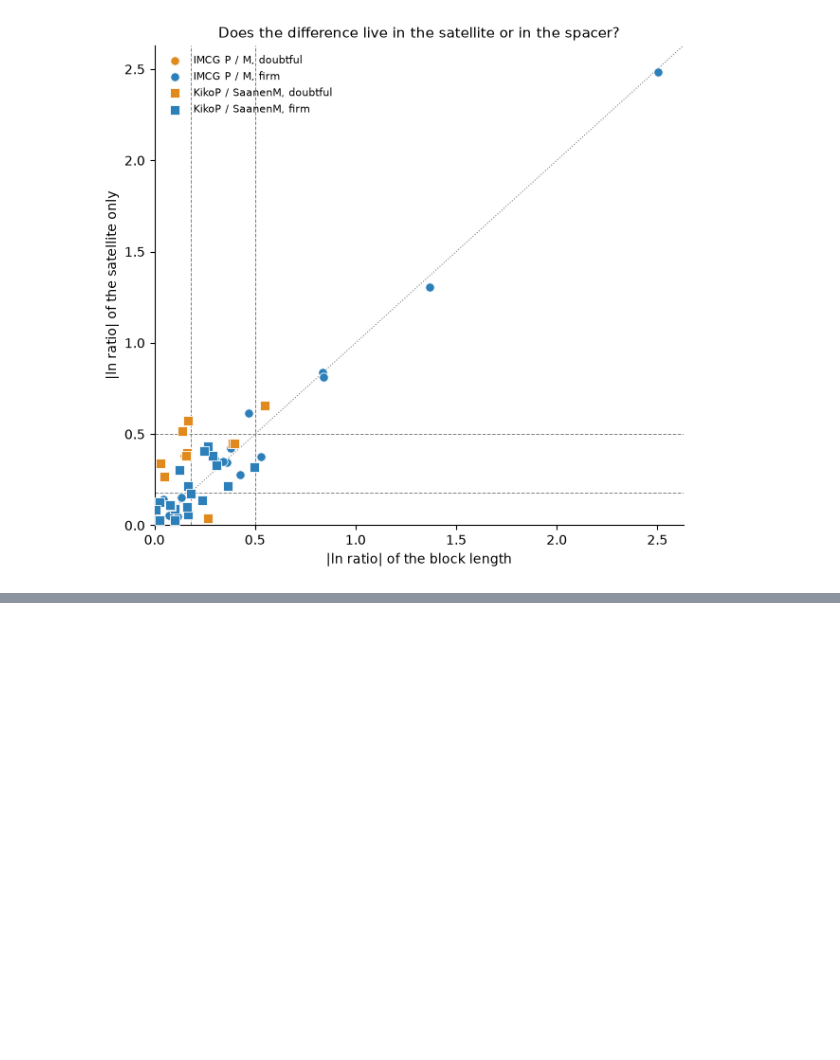
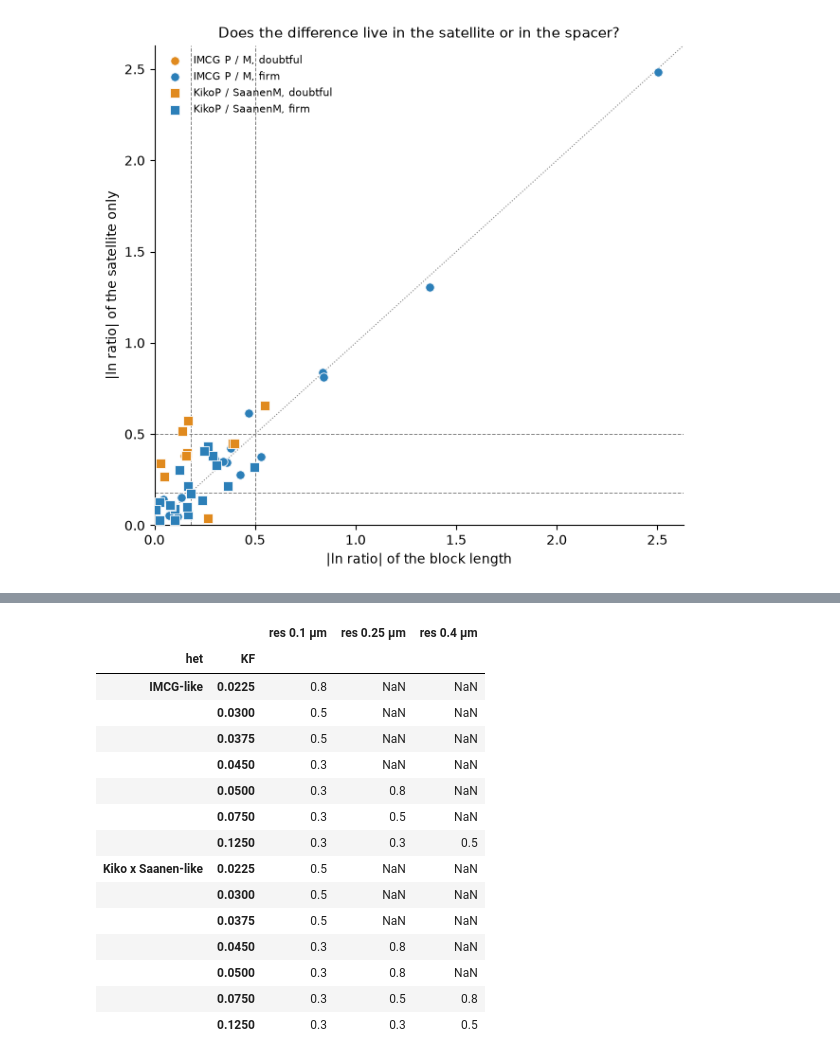
Before and after one commit to tiagoherrador/capra-hircus-karyotype-sim, a Jupyter notebook: notebooks/01_karyotype_and_simulation.ipynb, the cells around one changed output, grey strips where cells are left out. Cells and saved outputs as stored; diff of their text form; code cells hidden in the pictures; blank space fills up the shorter version.

```diff
--- a/notebooks/01_karyotype_and_simulation.ipynb
+++ b/notebooks/01_karyotype_and_simulation.ipynb
@@ -371,0 +569,31 @@ To do: reuse the earlier simulator with the rebuilt ground truth; vary K, F, opt
+# %%
+def min_detectable(row, thr=0.8):
+    # lowest bin from which power stays at or above thr in every bin above it (bins without true pairs are skipped)
+    v = [(lo, row[f'power_{lo}-{hi}']) for lo, hi in zip(EDGES[:-1], EDGES[1:])]
+    for i in range(len(v)):
+        later = [p for _, p in v[i:] if not np.isnan(p)]
+        if later and all(p >= thr for p in later): return v[i][0]
+    return np.nan
+power['min_detectable_from'] = power.apply(min_detectable, axis=1)
+tab = (power[(power.error == 0.20) & (power.metaphases == 20)]
+       .pivot_table(index=['het', 'KF'], columns='res', values='min_detectable_from', aggfunc='mean'))
+tab.columns = [f'res {c} µm' for c in tab.columns]
+power.round(4).to_csv(OUT/'sim_power_by_true_difference.csv', index=False)
+tab
+# %% [output]
+|  |  | res 0.1 µm | res 0.25 µm | res 0.4 µm |
+| het | KF |  |  |  |
+| IMCG-like | 0.0225 | 0.8 | NaN | NaN |
+|  | 0.0300 | 0.5 | NaN | NaN |
+|  | 0.0375 | 0.5 | NaN | NaN |
+|  | 0.0450 | 0.3 | NaN | NaN |
+|  | 0.0500 | 0.3 | 0.8 | NaN |
+|  | 0.0750 | 0.3 | 0.5 | NaN |
+|  | 0.1250 | 0.3 | 0.3 | 0.5 |
+| Kiko x Saanen-like | 0.0225 | 0.5 | NaN | NaN |
+|  | 0.0300 | 0.5 | NaN | NaN |
+|  | 0.0375 | 0.5 | NaN | NaN |
+|  | 0.0450 | 0.3 | 0.8 | NaN |
+|  | 0.0500 | 0.3 | 0.8 | NaN |
+|  | 0.0750 | 0.3 | 0.5 | 0.8 |
+|  | 0.1250 | 0.3 | 0.3 | 0.5 |
```
Also changed, not shown: parts of 12 cells of this notebook, 9 other files.
